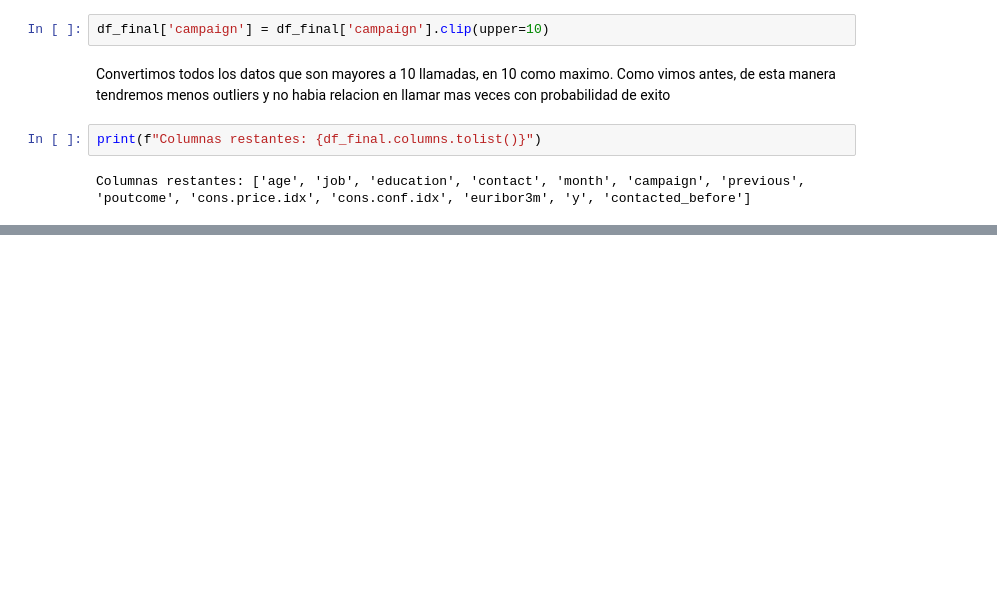
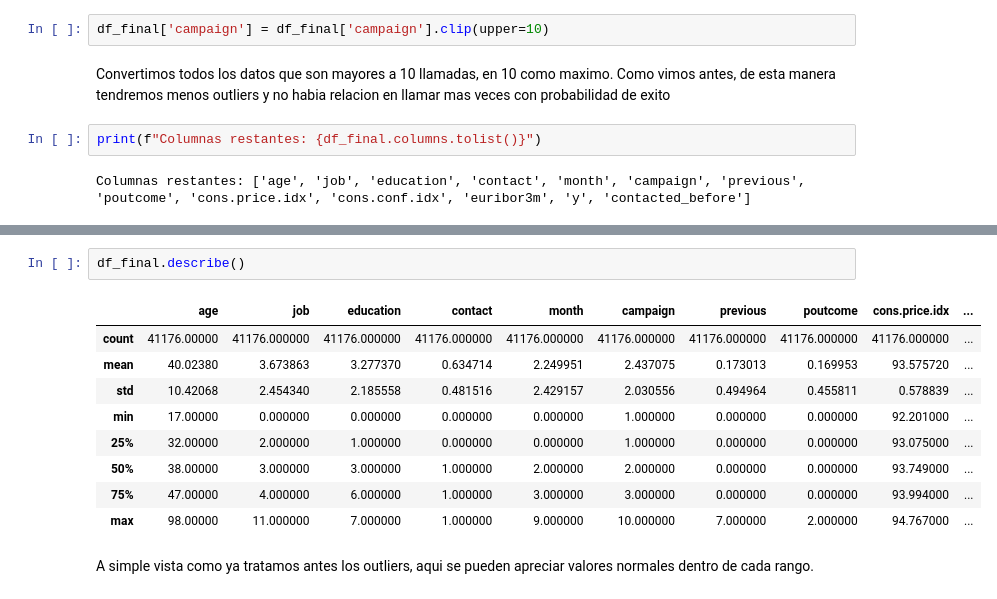
Before and after one commit to LeandroR093/Regresion-logistica, a Jupyter notebook: src/explore.ipynb, the cells around one changed output, grey strips where cells are left out. Cells and saved outputs as stored; diff of their text form; blank space fills up the shorter version.

```diff
--- a/src/explore.ipynb
+++ b/src/explore.ipynb
@@ -341,0 +347,14 @@ Columnas restantes: ['age', 'job', 'education', 'contact', 'month', 'campaign',
+# %%
+df_final.describe()
+# %% [output]
+|  | age | job | education | contact | month | campaign | previous | poutcome | cons.price.idx | ... |
+| count | 41176.00000 | 41176.000000 | 41176.000000 | 41176.000000 | 41176.000000 | 41176.000000 | 41176.000000 | 41176.000000 | 41176.000000 | ... |
+| mean | 40.02380 | 3.673863 | 3.277370 | 0.634714 | 2.249951 | 2.437075 | 0.173013 | 0.169953 | 93.575720 | ... |
+| std | 10.42068 | 2.454340 | 2.185558 | 0.481516 | 2.429157 | 2.030556 | 0.494964 | 0.455811 | 0.578839 | ... |
+| min | 17.00000 | 0.000000 | 0.000000 | 0.000000 | 0.000000 | 1.000000 | 0.000000 | 0.000000 | 92.201000 | ... |
+| 25% | 32.00000 | 2.000000 | 1.000000 | 0.000000 | 0.000000 | 1.000000 | 0.000000 | 0.000000 | 93.075000 | ... |
+| 50% | 38.00000 | 3.000000 | 3.000000 | 1.000000 | 2.000000 | 2.000000 | 0.000000 | 0.000000 | 93.749000 | ... |
+| 75% | 47.00000 | 4.000000 | 6.000000 | 1.000000 | 3.000000 | 3.000000 | 0.000000 | 0.000000 | 93.994000 | ... |
+| max | 98.00000 | 11.000000 | 7.000000 | 1.000000 | 9.000000 | 10.000000 | 7.000000 | 2.000000 | 94.767000 | ... |
+# %% [markdown]
+A simple vista como ya tratamos antes los outliers, aqui se pueden apreciar valores normales dentro de cada rango.
```
Also changed, not shown: parts of 12 cells of this notebook.
